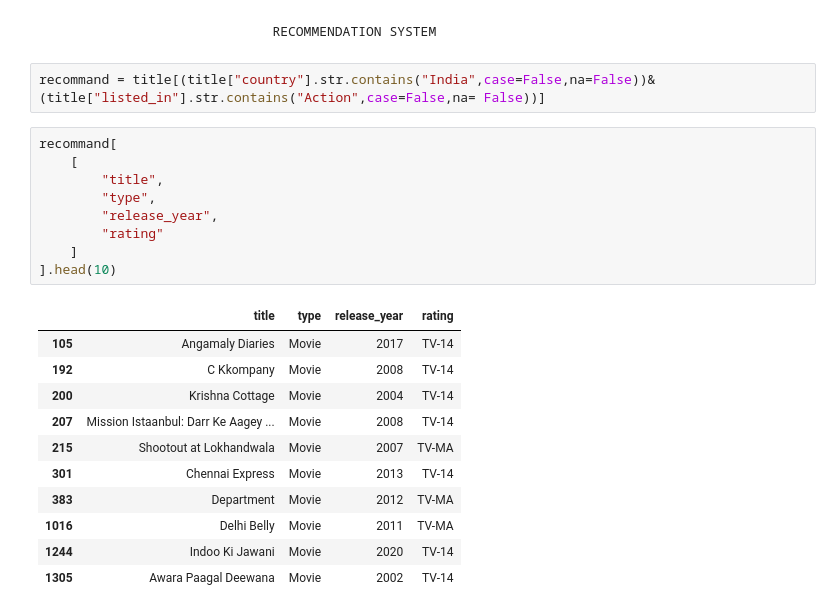
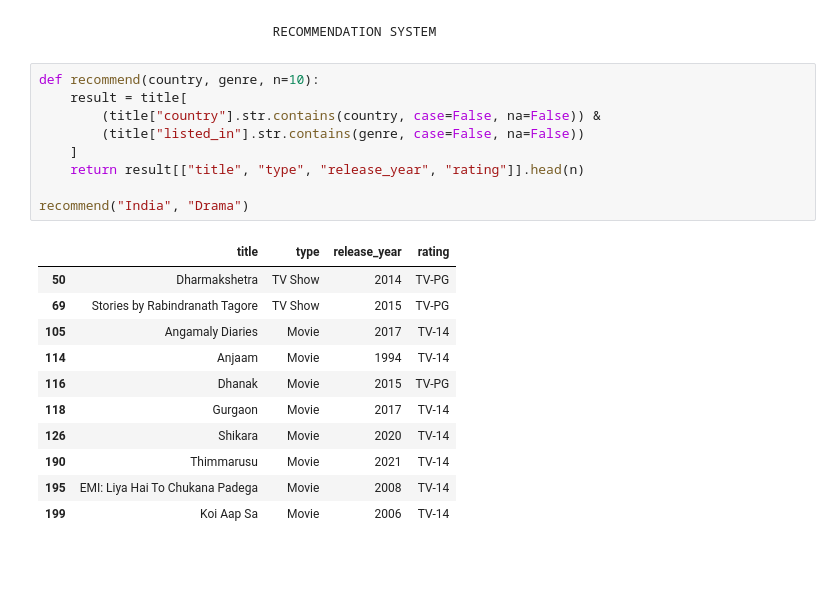
Before and after one commit to aakashsingh-7/netflix-eda, a Jupyter notebook: netflix.ipynb, the cells around one changed output. Drawn from its saved outputs; the diff is of its cells as text; blank space fills up the shorter version.

```diff
--- a/netflix.ipynb
+++ b/netflix.ipynb
@@ -308,25 +318,23 @@ plt.show()
 # %% [markdown]
                                 RECOMMENDATION SYSTEM
 # %%
-recommand = title[(title["country"].str.contains("India",case=False,na=False))&(title["listed_in"].str.contains("Action",case=False,na= False))]
+def recommend(country, genre, n=10):
+    result = title[
+        (title["country"].str.contains(country, case=False, na=False)) &
+        (title["listed_in"].str.contains(genre, case=False, na=False))
+    ]
+    return result[["title", "type", "release_year", "rating"]].head(n)
+
+recommend("India", "Drama")
+# %% [output]
+|  | title | type | release_year | rating |
+| 50 | Dharmakshetra | TV Show | 2014 | TV-PG |
+| 69 | Stories by Rabindranath Tagore | TV Show | 2015 | TV-PG |
+| 105 | Angamaly Diaries | Movie | 2017 | TV-14 |
+| 114 | Anjaam | Movie | 1994 | TV-14 |
+| 116 | Dhanak | Movie | 2015 | TV-PG |
+| 118 | Gurgaon | Movie | 2017 | TV-14 |
+| 126 | Shikara | Movie | 2020 | TV-14 |
+| 190 | Thimmarusu | Movie | 2021 | TV-14 |
+| 195 | EMI: Liya Hai To Chukana Padega | Movie | 2008 | TV-14 |
+| 199 | Koi Aap Sa | Movie | 2006 | TV-14 |
-# %%
-recommand[
-    [
-        "title",
-        "type",
-        "release_year",
-        "rating"
-    ]
-].head(10)
-# %% [output]
-|  | title | type | release_year | rating |
-| 105 | Angamaly Diaries | Movie | 2017 | TV-14 |
-| 192 | C Kkompany | Movie | 2008 | TV-14 |
-| 200 | Krishna Cottage | Movie | 2004 | TV-14 |
-| 207 | Mission Istaanbul: Darr Ke Aagey ... | Movie | 2008 | TV-14 |
-| 215 | Shootout at Lokhandwala | Movie | 2007 | TV-MA |
-| 301 | Chennai Express | Movie | 2013 | TV-14 |
-| 383 | Department | Movie | 2012 | TV-MA |
-| 1016 | Delhi Belly | Movie | 2011 | TV-MA |
-| 1244 | Indoo Ki Jawani | Movie | 2020 | TV-14 |
-| 1305 | Awara Paagal Deewana | Movie | 2002 | TV-14 |
```
Also changed, not shown: parts of 5 cells of this notebook.
